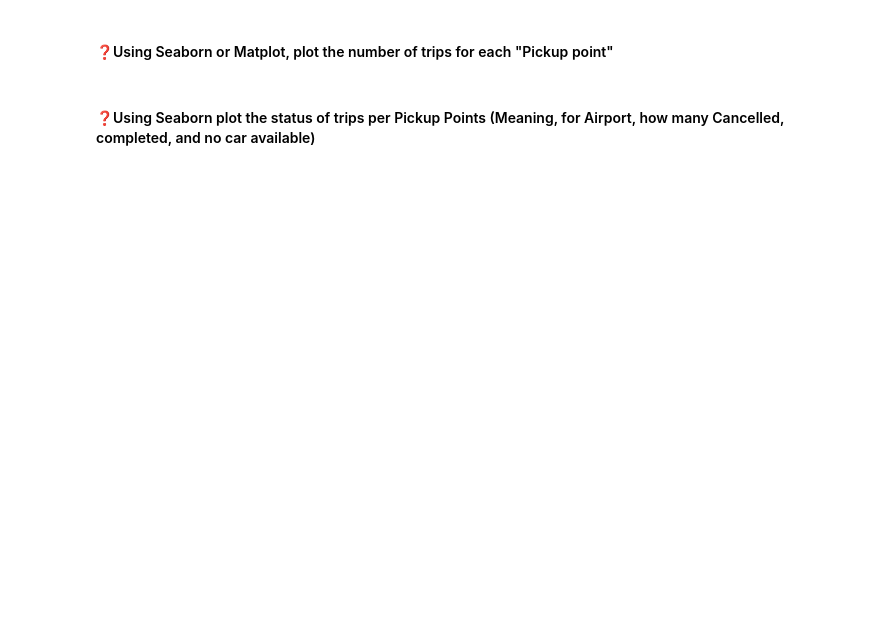
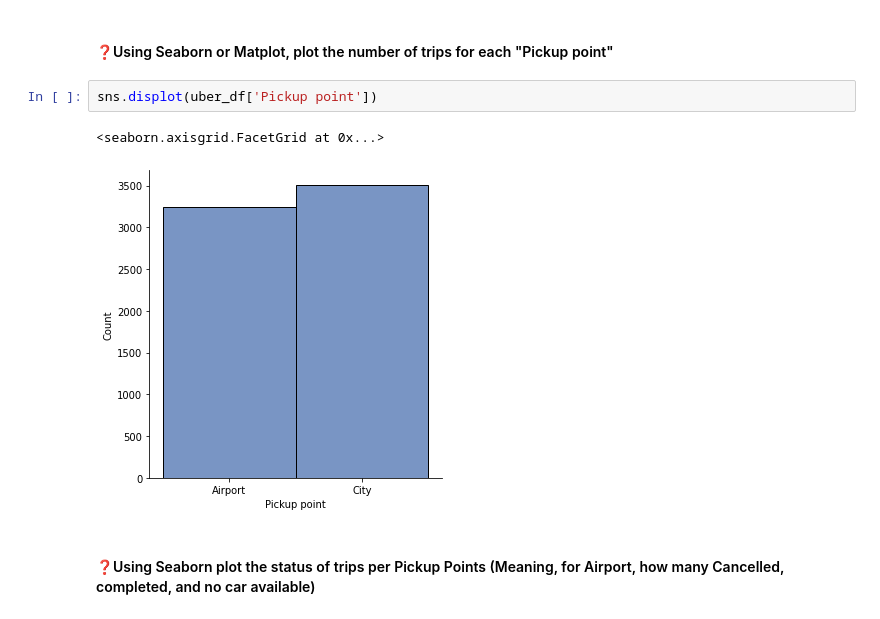
Before and after one commit to Campano/data-analysis, a Jupyter notebook: Uber_Noe_Airports.ipynb, the cells around one changed output. Drawn from its saved outputs; the diff is of its cells as text; blank space fills up the shorter version.

```diff
--- a/Uber_Noe_Airports.ipynb
+++ b/Uber_Noe_Airports.ipynb
@@ -24,4 +94,9 @@ uber_df = pd.read_csv('data/uber_requests.csv')
 # %% [markdown]
 #### ❓Using Seaborn or Matplot,  plot the number of trips for each "Pickup point"
+# %%
+sns.displot(uber_df['Pickup point'])
+# %% [output]
+<seaborn.axisgrid.FacetGrid at 0x...>
+[figure, added]
 # %% [markdown]
 #### ❓Using Seaborn plot the status of trips per Pickup Points (Meaning, for Airport, how many Cancelled, completed, and no car available)
```
Also changed, not shown: parts of 19 cells of this notebook, 4 other files.
